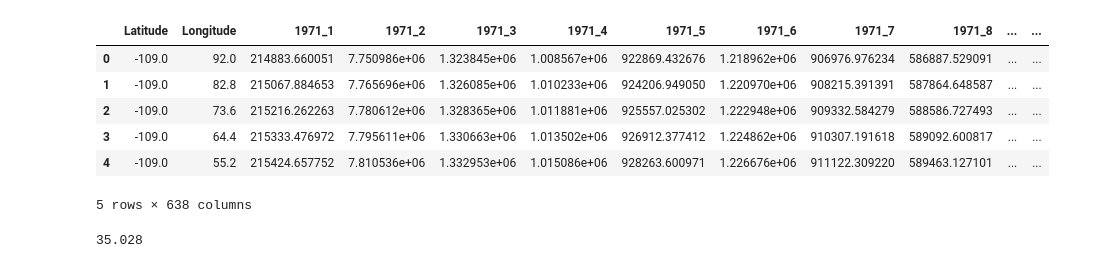
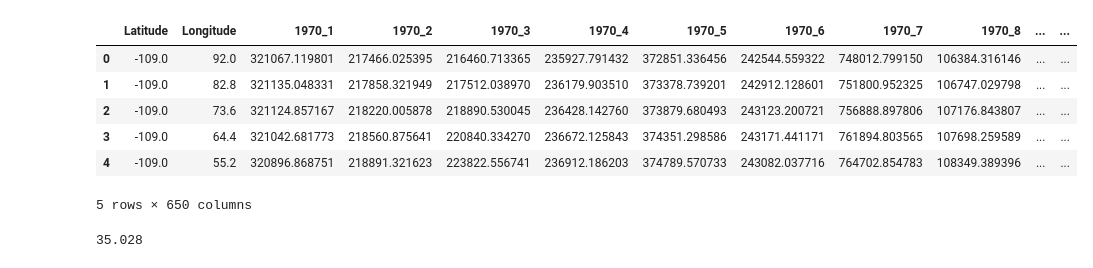
Before and after one commit to justinm329/Earthquake_Analysis, a Jupyter notebook: EDA_files/tableau_cleanup.ipynb, the cells around one changed output. Cells and saved outputs as stored; diff of their text form; code cells hidden in the pictures.

```diff
--- a/deprecated_EDA/tableau_cleanup.ipynb
+++ b/EDA_files/tableau_cleanup.ipynb
@@ -6,16 +6,16 @@ import matplotlib.pyplot as plt
 import seaborn as sns
 %matplotlib inline
 # %%
-df = pd.read_csv('LA_quake_energy_1971_2023.csv')
+df = pd.read_csv('LA_energy_1970_2023.csv')
 df.head()
 # %% [output]
-|  | Latitude | Longitude | 1971_1 | 1971_2 | 1971_3 | 1971_4 | 1971_5 | 1971_6 | 1971_7 | 1971_8 | ... | ... |
-| 0 | -109.0 | 92.0 | 214883.660051 | 7.750986e+06 | 1.323845e+06 | 1.008567e+06 | 922869.432676 | 1.218962e+06 | 906976.976234 | 586887.529091 | ... | ... |
-| 1 | -109.0 | 82.8 | 215067.884653 | 7.765696e+06 | 1.326085e+06 | 1.010233e+06 | 924206.949050 | 1.220970e+06 | 908215.391391 | 587864.648587 | ... | ... |
-| 2 | -109.0 | 73.6 | 215216.262263 | 7.780612e+06 | 1.328365e+06 | 1.011881e+06 | 925557.025302 | 1.222948e+06 | 909332.584279 | 588586.727493 | ... | ... |
-| 3 | -109.0 | 64.4 | 215333.476972 | 7.795611e+06 | 1.330663e+06 | 1.013502e+06 | 926912.377412 | 1.224862e+06 | 910307.191618 | 589092.600817 | ... | ... |
-| 4 | -109.0 | 55.2 | 215424.657752 | 7.810536e+06 | 1.332953e+06 | 1.015086e+06 | 928263.600971 | 1.226676e+06 | 911122.309220 | 589463.127101 | ... | ... |
+|  | Latitude | Longitude | 1970_1 | 1970_2 | 1970_3 | 1970_4 | 1970_5 | 1970_6 | 1970_7 | 1970_8 | ... | ... |
+| 0 | -109.0 | 92.0 | 321067.119801 | 217466.025395 | 216460.713365 | 235927.791432 | 372851.336456 | 242544.559322 | 748012.799150 | 106384.316146 | ... | ... |
+| 1 | -109.0 | 82.8 | 321135.048331 | 217858.321949 | 217512.038970 | 236179.903510 | 373378.739201 | 242912.128601 | 751800.952325 | 106747.029798 | ... | ... |
+| 2 | -109.0 | 73.6 | 321124.857167 | 218220.005878 | 218890.530045 | 236428.142760 | 373879.680493 | 243123.200721 | 756888.897806 | 107176.843807 | ... | ... |
+| 3 | -109.0 | 64.4 | 321042.681773 | 218560.875641 | 220840.334270 | 236672.125843 | 374351.298586 | 243171.441171 | 761894.803565 | 107698.259589 | ... | ... |
+| 4 | -109.0 | 55.2 | 320896.868751 | 218891.321623 | 223822.556741 | 236912.186203 | 374789.570733 | 243082.037716 | 764702.854783 | 108349.389396 | ... | ... |
-5 rows × 638 columns
+5 rows × 650 columns
 # %%
 df['Latitude'] = np.round((df['Latitude'] / 106) + 34,3)
 df['Longitude'] = np.round((df['Longitude'] / 92) - 118, 3)
```
Also changed, not shown: parts of 2 cells of this notebook, 37 other files.
